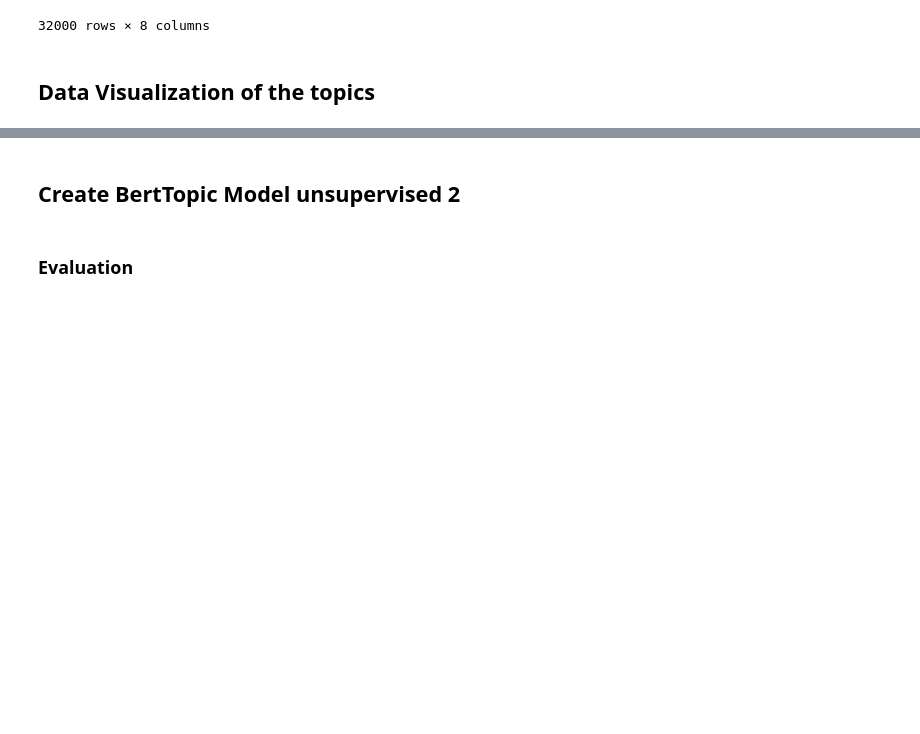
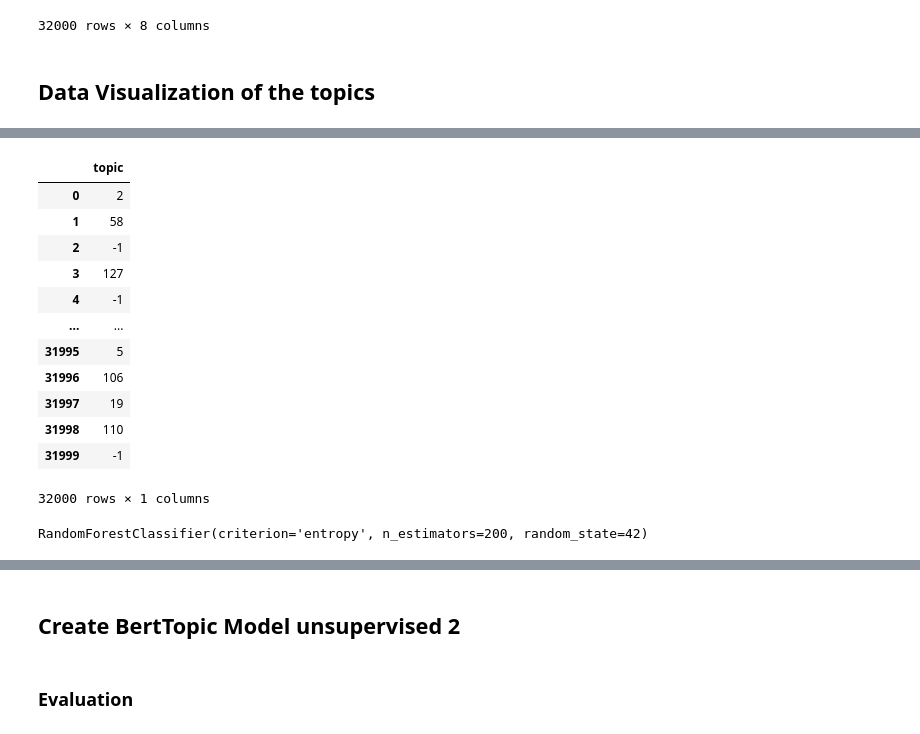
Before and after one commit to Hekaton003/VNP-proektna, a Jupyter notebook: VNP_proekt.ipynb, the cells around one changed output, grey strips where cells are left out. Cells and saved outputs as stored; diff of their text form; code cells hidden in the pictures; blank space fills up the shorter version.

```diff
--- a/VNP_proekt.ipynb
+++ b/VNP_proekt.ipynb
@@ -332,0 +303,28 @@ cond-mat.stat-mech       0.49      0.22      0.30       106
+# %%
+mapped_train_labels = [topic_to_class.get(t, "Unknown") for t in topics]
+
+# Prepare topic IDs as feature for classifier
+X_topics_train = pd.DataFrame(topics, columns=["topic"])
+encoder = OneHotEncoder(handle_unknown='ignore')
+X_train_encoded = encoder.fit_transform(X_topics_train)
+# %%
+X_topics_train
+# %% [output]
+|  | topic |
+| 0 | 2 |
+| 1 | 58 |
+| 2 | -1 |
+| 3 | 127 |
+| 4 | -1 |
+| ... | ... |
+| 31995 | 5 |
+| 31996 | 106 |
+| 31997 | 19 |
+| 31998 | 110 |
+| 31999 | -1 |
+32000 rows × 1 columns
+# %%
+clf = RandomForestClassifier(n_estimators=200,criterion='entropy', random_state=42)
+clf.fit(X_train_encoded, mapped_train_labels)
+# %% [output]
+RandomForestClassifier(criterion='entropy', n_estimators=200, random_state=42)
```
Also changed, not shown: parts of 29 cells of this notebook.
